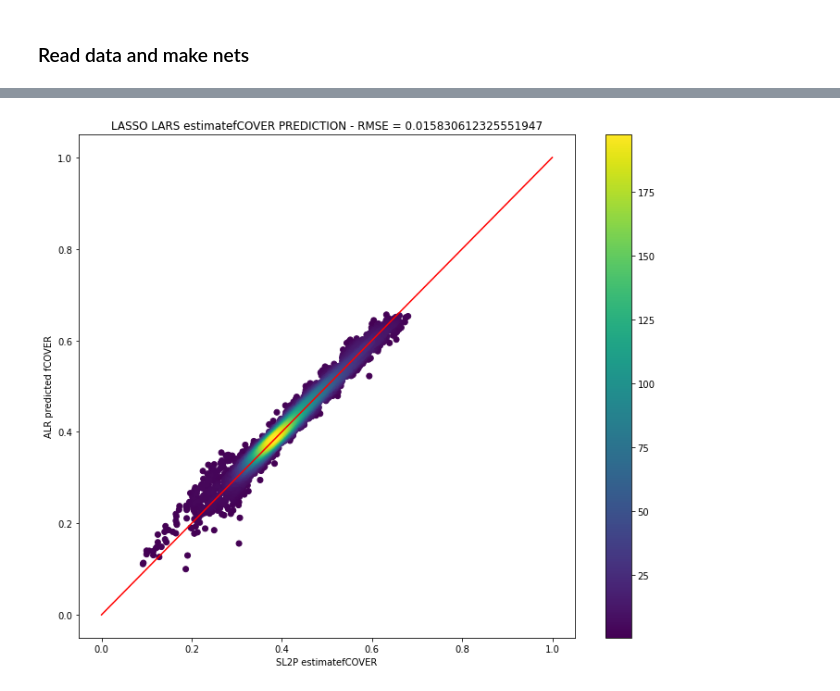
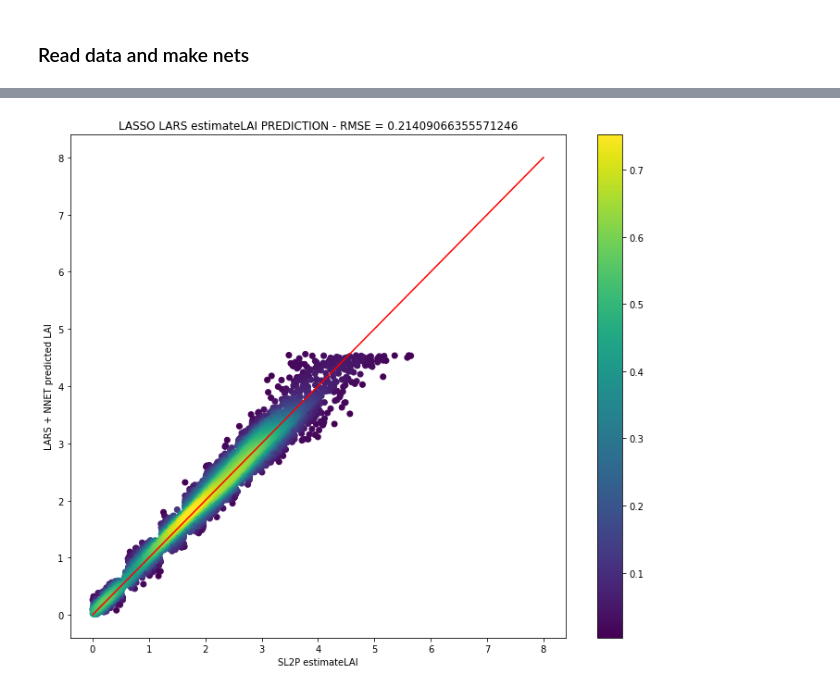
Before and after one commit to kateharvey/ALR-Sentinel2, a Jupyter notebook: shared/3_regression_approaches.ipynb, the cells around one changed output, grey strips where cells are left out. Cells and saved outputs as stored; diff of their text form; code cells hidden in the pictures.

```diff
--- a/shared/3_regression_approaches.ipynb
+++ b/shared/3_regression_approaches.ipynb
@@ -51,13 +51,13 @@ Successfully saved authorization token.
 # -----------------------
 
 # variable name
-# one of: 'Surface_Reflectance','Albedo','fAPAR','fCOVER','LAI','CCC','CWC','DASF'
-outputName = 'fCOVER'
+# one of: 'fAPAR', 'fCOVER', 'LAI'
+outputName = 'LAI'
 
 # site selection
-# one of: 'Geraldton', 'FoxCreek', 'Kouchibouguac', 'Ottawa'
-# 'Wabush', 'QueenCharlotte', 'Attawapiskat', 'Eastmain', 'Charlottetown', 'RedBay', 'EaglePlain', 'Kitchener'
-siteSelect = 'Wabush'
+# one of: 'Geraldton', 'FoxCreek', 'Kouchibouguac', 'Ottawa',
+#         'Wabush', 'QueenCharlotte', 'Attawapiskat', 'Eastmain', 'Charlottetown', 'RedBay', 'EaglePlain', 'Kitchener'
+siteSelect = 'Charlottetown'
 # %% [markdown]
 ### Collection options
 # %%
@@ -802,7 +781,7 @@ Note: This will create a .csv in the user's google drive folder that must be put
 ### Read data and make nets
 # %%
 # Read the CSV file into dataframes
-trimmed_data = pd.read_csv('./gdrive/'+siteSelect+'_'+outputName+'_10m.csv')
+trimmed_data = pd.read_csv('./gdrive/'+siteSelect+'_'+outputName+'_nnet_10m.csv')
 X = trimmed_data.drop(labels=[responseBand, 'system:index', '.geo'], axis=1)
 y = trimmed_data[responseBand]
 
@@ -846,19 +828,19 @@ rmse_tf = skl.metrics.mean_squared_error(x_tf, y_tf, squared=False)
 # %%
 a_tf = np.linspace(0, outputMax, 1000)
 fig, ax = plt.subplots(1, 1, figsize=(12,10))
 
 fig1 = ax.scatter(x_tf, y_tf, c=z_tf)
 ax.plot(a_tf, a_tf, c='r')
 ax.set_xlabel('SL2P {}'.format(responseBand))
-ax.set_ylabel('ALR predicted {}'.format(outputName))
+ax.set_ylabel('LARS + NNET predicted {}'.format(outputName))
 plt.colorbar(mappable=fig1, ax=ax)
 
 ax.title.set_text('LASSO LARS {} PREDICTION - RMSE = {}'.format(responseBand, rmse_tf))
 
 # save plot as .png
 fig.savefig('./plots/lars/'+siteSelect+'_'+outputName+'_lars.png')
 # %% [output]
-[figure, old version]
+[figure, new version]
 # %%
 model.get_weights()
 # %% [output]
```
Also changed, not shown: parts of 22 cells of this notebook.
